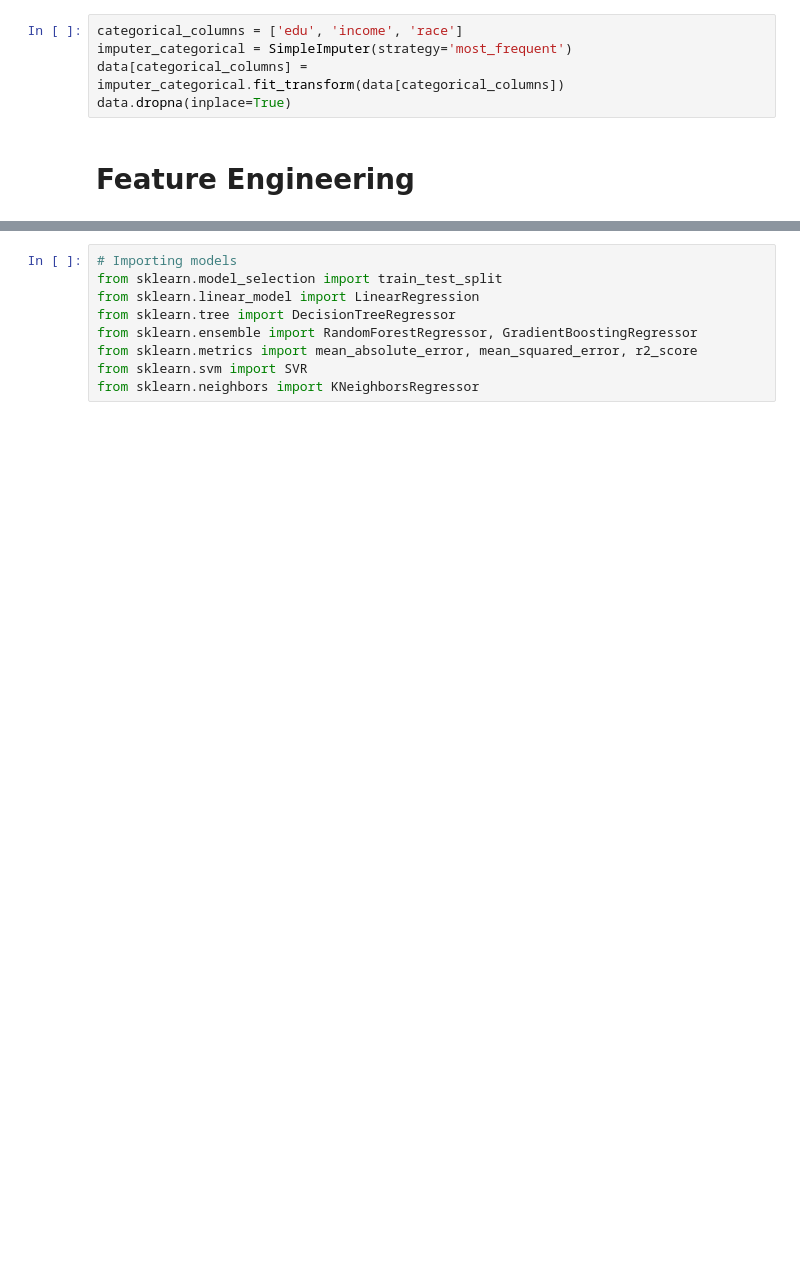
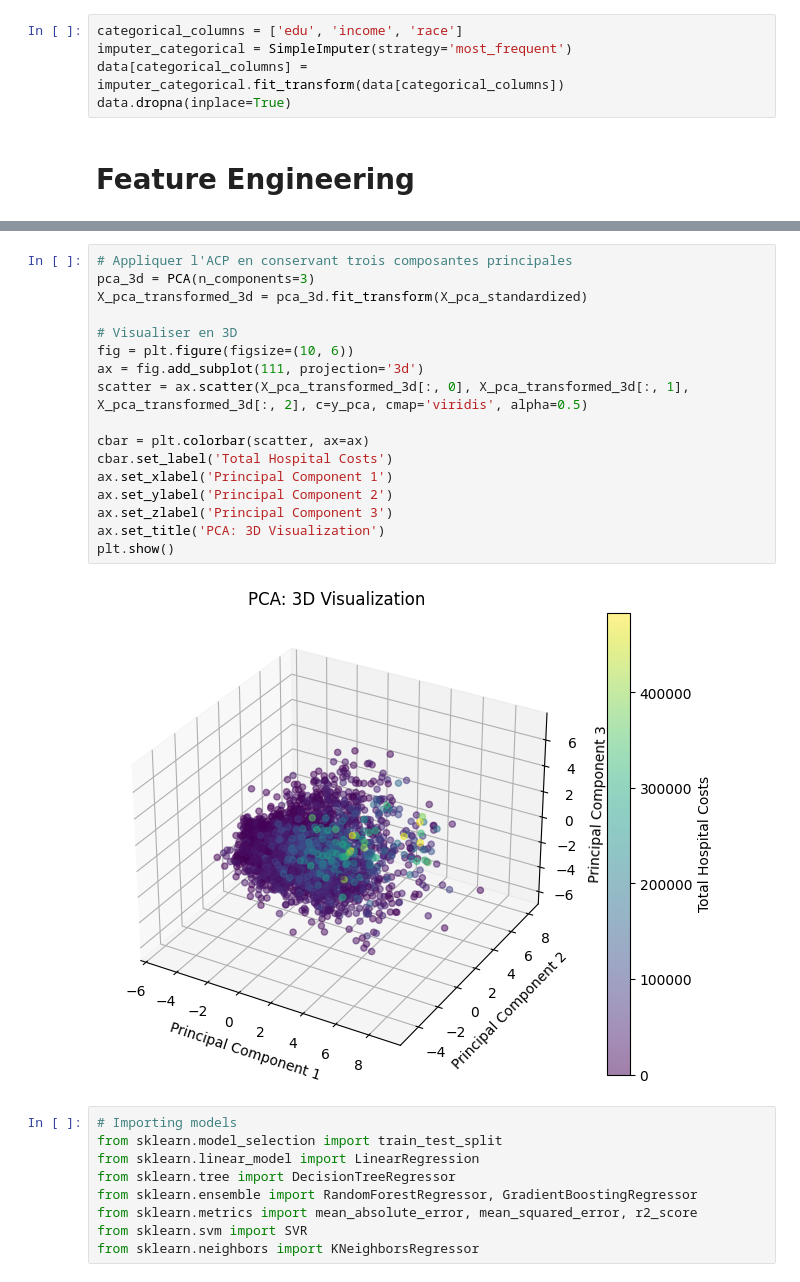
Before and after one commit to najouaelfethi/MLProject, a Jupyter notebook: Project Regression.ipynb, the cells around one changed output, grey strips where cells are left out. Drawn from its saved outputs; the diff is of its cells as text; blank space fills up the shorter version.

```diff
--- a/Project Regression.ipynb
+++ b/Project Regression.ipynb
@@ -261,3 +245,22 @@ plt.show()
+# %%
+# Appliquer l'ACP en conservant trois composantes principales
+pca_3d = PCA(n_components=3)
+X_pca_transformed_3d = pca_3d.fit_transform(X_pca_standardized)
+
+# Visualiser en 3D
+fig = plt.figure(figsize=(10, 6))
+ax = fig.add_subplot(111, projection='3d')
+scatter = ax.scatter(X_pca_transformed_3d[:, 0], X_pca_transformed_3d[:, 1], X_pca_transformed_3d[:, 2], c=y_pca, cmap='viridis', alpha=0.5)
+
+cbar = plt.colorbar(scatter, ax=ax)
+cbar.set_label('Total Hospital Costs')
+ax.set_xlabel('Principal Component 1')
+ax.set_ylabel('Principal Component 2')
+ax.set_zlabel('Principal Component 3')
+ax.set_title('PCA: 3D Visualization')
+plt.show()
+# %% [output]
+[figure, added]
 # %%
 # Importing models
 from sklearn.model_selection import train_test_split
```
Also changed, not shown: parts of 41 cells of this notebook.
